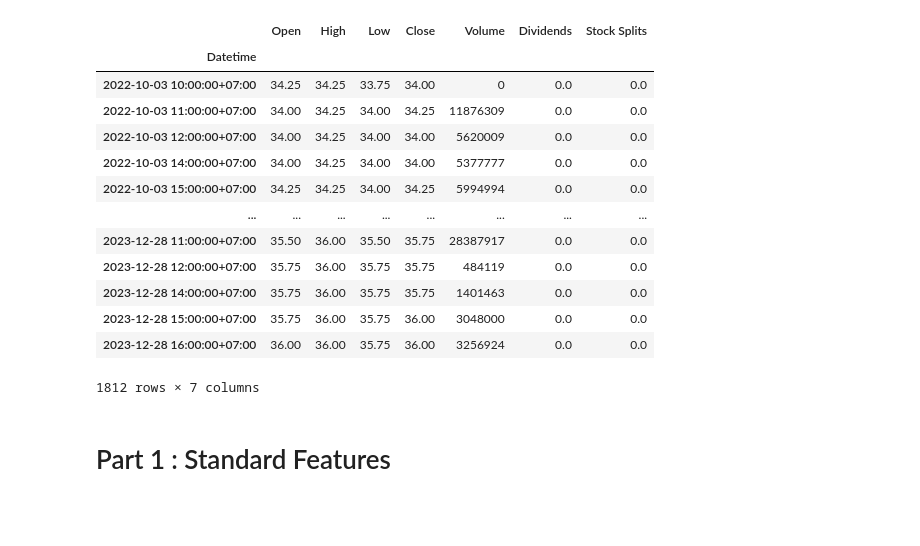
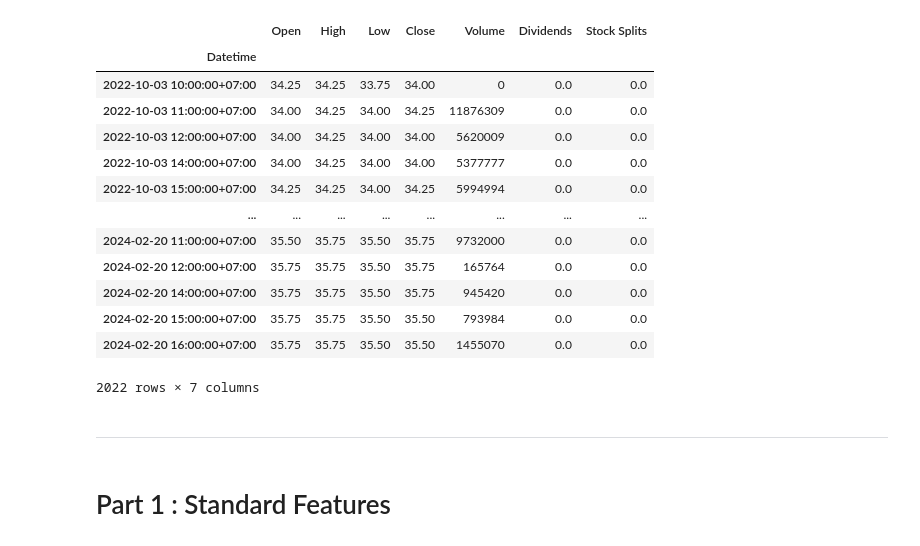
Before and after one commit to chayaphon/DADS6003, a Jupyter notebook: Classification/Logistic_Regression/stock_prediction.ipynb, the cells around one changed output. Drawn from its saved outputs; the diff is of its cells as text; code cells hidden in the pictures; blank space fills up the shorter version.

```diff
--- a/Classification/Logistic_Regression/stock_prediction.ipynb
+++ b/Classification/Logistic_Regression/stock_prediction.ipynb
@@ -19,26 +19,28 @@ from sklearn import metrics
 # %%
 ### Import Data
 st = yf.Ticker('ptt.bk')
 interval = '1h'
 start = '2022-10-01'
-end = '2023-12-31'
+end = '2024-02-21'
 df = st.history(interval=interval,start=start,end=end)
 df
 # %% [output]
 |  | Open | High | Low | Close | Volume | Dividends | Stock Splits |
 | Datetime |  |  |  |  |  |  |  |
 | 2022-10-03 10:00:00+07:00 | 34.25 | 34.25 | 33.75 | 34.00 | 0 | 0.0 | 0.0 |
 | 2022-10-03 11:00:00+07:00 | 34.00 | 34.25 | 34.00 | 34.25 | 11876309 | 0.0 | 0.0 |
 | 2022-10-03 12:00:00+07:00 | 34.00 | 34.25 | 34.00 | 34.00 | 5620009 | 0.0 | 0.0 |
 | 2022-10-03 14:00:00+07:00 | 34.00 | 34.25 | 34.00 | 34.00 | 5377777 | 0.0 | 0.0 |
 | 2022-10-03 15:00:00+07:00 | 34.25 | 34.25 | 34.00 | 34.25 | 5994994 | 0.0 | 0.0 |
 | ... | ... | ... | ... | ... | ... | ... | ... |
-| 2023-12-28 11:00:00+07:00 | 35.50 | 36.00 | 35.50 | 35.75 | 28387917 | 0.0 | 0.0 |
-| 2023-12-28 12:00:00+07:00 | 35.75 | 36.00 | 35.75 | 35.75 | 484119 | 0.0 | 0.0 |
-| 2023-12-28 14:00:00+07:00 | 35.75 | 36.00 | 35.75 | 35.75 | 1401463 | 0.0 | 0.0 |
-| 2023-12-28 15:00:00+07:00 | 35.75 | 36.00 | 35.75 | 36.00 | 3048000 | 0.0 | 0.0 |
-| 2023-12-28 16:00:00+07:00 | 36.00 | 36.00 | 35.75 | 36.00 | 3256924 | 0.0 | 0.0 |
+| 2024-02-20 11:00:00+07:00 | 35.50 | 35.75 | 35.50 | 35.75 | 9732000 | 0.0 | 0.0 |
+| 2024-02-20 12:00:00+07:00 | 35.75 | 35.75 | 35.50 | 35.75 | 165764 | 0.0 | 0.0 |
+| 2024-02-20 14:00:00+07:00 | 35.75 | 35.75 | 35.50 | 35.75 | 945420 | 0.0 | 0.0 |
+| 2024-02-20 15:00:00+07:00 | 35.75 | 35.75 | 35.50 | 35.50 | 793984 | 0.0 | 0.0 |
+| 2024-02-20 16:00:00+07:00 | 35.75 | 35.75 | 35.50 | 35.50 | 1455070 | 0.0 | 0.0 |
-1812 rows × 7 columns
+2022 rows × 7 columns
+# %% [markdown]
+<hr>
 # %% [markdown]
 # Part 1 : Standard Features
 # %%
```
Also changed, not shown: parts of 18 cells of this notebook.
